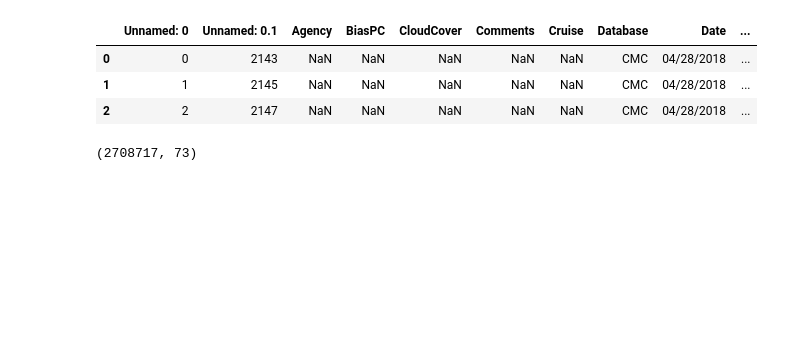
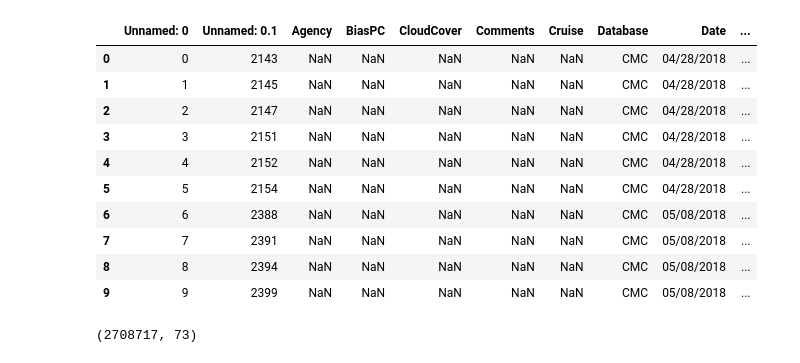
Before and after one commit to Bryan-Lange/Hack-the-Bay-Project, a Jupyter notebook: notebooks/dataload.ipynb, the cells around one changed output. Cells and saved outputs as stored; diff of their text form; code cells hidden in the pictures; blank space fills up the shorter version.

```diff
--- a/notebooks/dataload.ipynb
+++ b/notebooks/dataload.ipynb
@@ -10,12 +10,19 @@ pd.set_option('display.max_columns', 100)
 # %%
 water = pd.read_csv(r"C:\Users\blang\Desktop\data\Water_FINAL.csv", low_memory=False)
 # %%
-water.head(3)
+water.head(10)
 # %% [output]
 |  | Unnamed: 0 | Unnamed: 0.1 | Agency | BiasPC | CloudCover | Comments | Cruise | Database | Date | ... |
 | 0 | 0 | 2143 | NaN | NaN | NaN | NaN | NaN | CMC | 04/28/2018 | ... |
 | 1 | 1 | 2145 | NaN | NaN | NaN | NaN | NaN | CMC | 04/28/2018 | ... |
 | 2 | 2 | 2147 | NaN | NaN | NaN | NaN | NaN | CMC | 04/28/2018 | ... |
+| 3 | 3 | 2151 | NaN | NaN | NaN | NaN | NaN | CMC | 04/28/2018 | ... |
+| 4 | 4 | 2152 | NaN | NaN | NaN | NaN | NaN | CMC | 04/28/2018 | ... |
+| 5 | 5 | 2154 | NaN | NaN | NaN | NaN | NaN | CMC | 04/28/2018 | ... |
+| 6 | 6 | 2388 | NaN | NaN | NaN | NaN | NaN | CMC | 05/08/2018 | ... |
+| 7 | 7 | 2391 | NaN | NaN | NaN | NaN | NaN | CMC | 05/08/2018 | ... |
+| 8 | 8 | 2394 | NaN | NaN | NaN | NaN | NaN | CMC | 05/08/2018 | ... |
+| 9 | 9 | 2399 | NaN | NaN | NaN | NaN | NaN | CMC | 05/08/2018 | ... |
 # %%
 water.shape
 # %% [output]
```
Also changed, not shown: 1 other file.
